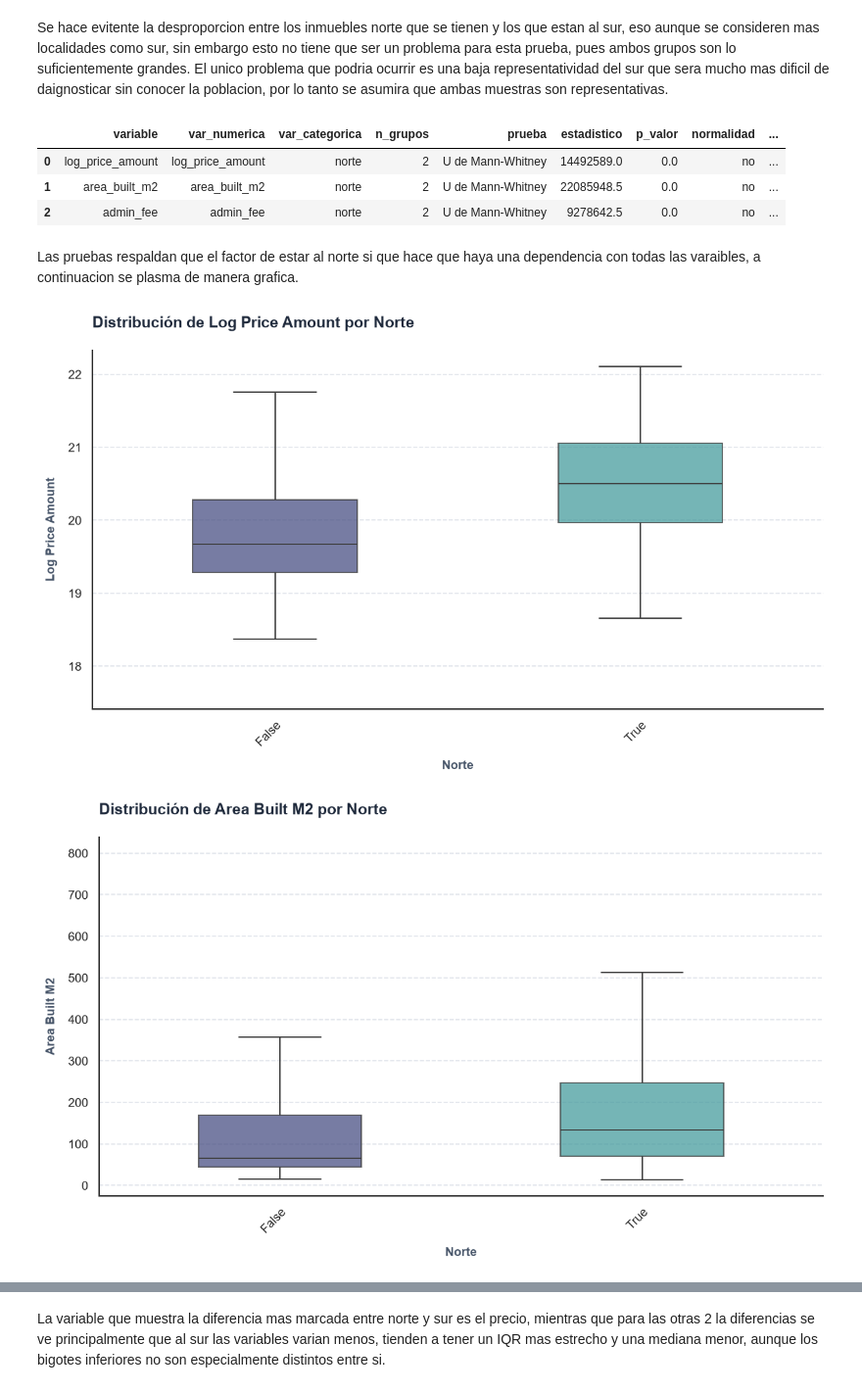
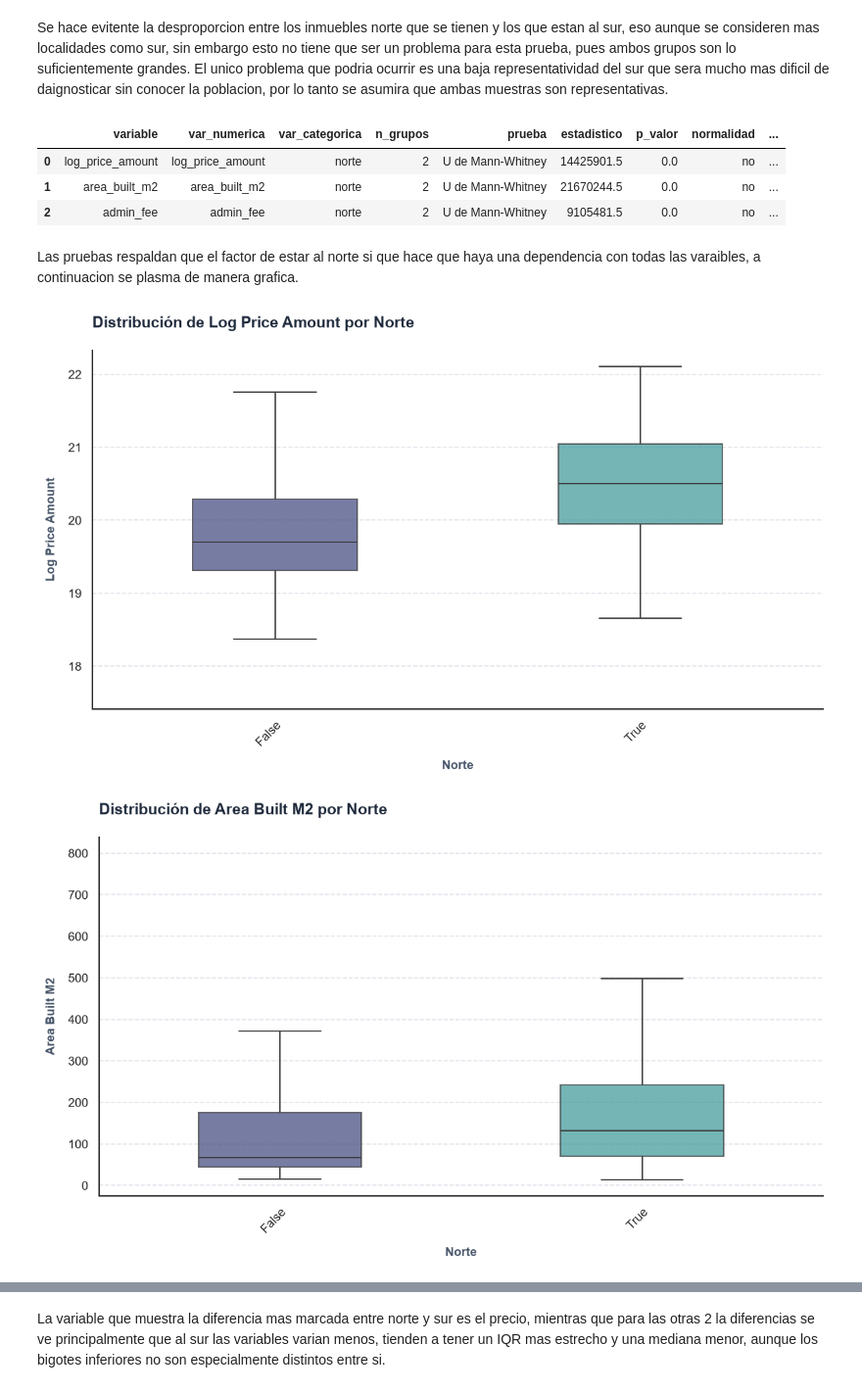
Before and after one commit to juanpablocarrillohortua/proyecto_finca_raiz_colombia, a Jupyter notebook: notebooks/joint_distributions.ipynb, the cells around one changed output, grey strips where cells are left out. Shown at 98% size. Saved outputs shown, nothing was run; the diff lists cells and outputs as text; code cells hidden in the pictures.

```diff
--- a/notebooks/joint_distributions.ipynb
+++ b/notebooks/joint_distributions.ipynb
@@ -1107,7 +1227,7 @@ numeric_vars = ['log_price_amount', 'area_built_m2', 'admin_fee']
 # %%
 resultados = []
 for num_var in numeric_vars:
-    res = hub_pruebas_num_cat(df, num_var, ["norte"])
+    res = hub_pruebas_num_cat(df_bogota, num_var, ["norte"])
     res = res.copy()
     res.insert(0, "variable", num_var)  # identifica de qué variable viene cada fila
     resultados.append(res)
@@ -1116,17 +1236,17 @@ df_resultados = pd.concat(resultados, ignore_index=True)
 display(df_resultados)
 # %% [output]
 |  | variable | var_numerica | var_categorica | n_grupos | prueba | estadistico | p_valor | normalidad | ... |
-| 0 | log_price_amount | log_price_amount | norte | 2 | U de Mann-Whitney | 14492589.0 | 0.0 | no | ... |
-| 1 | area_built_m2 | area_built_m2 | norte | 2 | U de Mann-Whitney | 22085948.5 | 0.0 | no | ... |
-| 2 | admin_fee | admin_fee | norte | 2 | U de Mann-Whitney | 9278642.5 | 0.0 | no | ... |
+| 0 | log_price_amount | log_price_amount | norte | 2 | U de Mann-Whitney | 14425901.5 | 0.0 | no | ... |
+| 1 | area_built_m2 | area_built_m2 | norte | 2 | U de Mann-Whitney | 21670244.5 | 0.0 | no | ... |
+| 2 | admin_fee | admin_fee | norte | 2 | U de Mann-Whitney | 9105481.5 | 0.0 | no | ... |
 # %% [markdown]
 Las pruebas respaldan que el factor de estar al norte si que hace que haya una dependencia con todas las varaibles, a continuacion se plasma de manera grafica.
 # %%
 for num_var in numeric_vars:
-    plot_segmented_boxplot(df, num_var, "norte", show_points=False)
+    plot_segmented_boxplot(df_bogota, num_var, "norte", show_points=False)
 # %% [output]
 [figure]
-[figure, old version]
+[figure, new version]
 [figure]
 # %% [markdown]
 La variable que muestra la diferencia mas marcada entre norte y sur es el precio, mientras que para las otras 2 la diferencias se ve principalmente que al sur las variables varian menos, tienden a tener un IQR mas estrecho y una mediana menor, aunque los bigotes inferiores no son especialmente distintos entre si.
```
Also changed, not shown: parts of 30 cells of this notebook, 24 other files.
